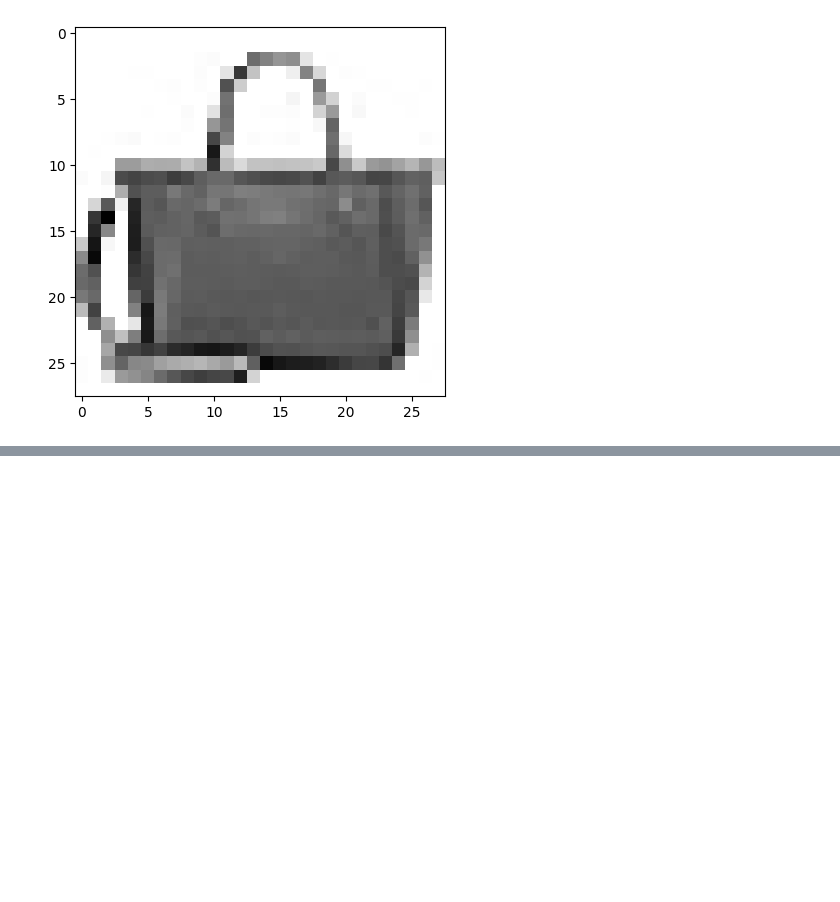
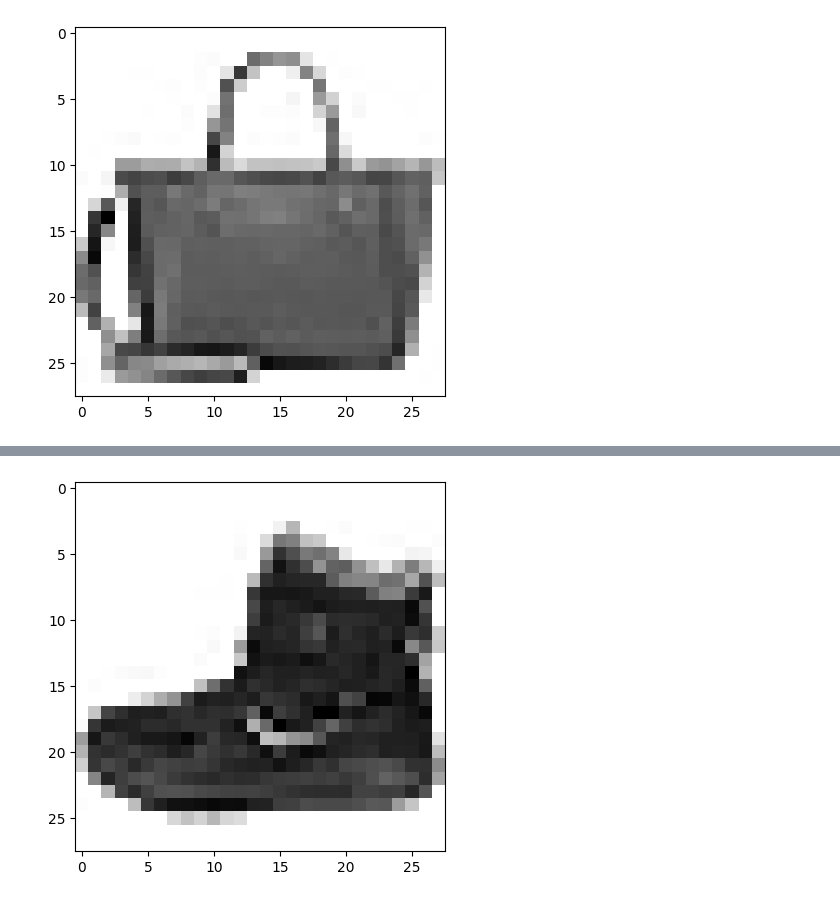
Before and after one commit to freshmea/kuBig2025, a Jupyter notebook: ml_dl_python/a22_convolustion.ipynb, the cells around one changed output, grey strips where cells are left out. Saved outputs shown, nothing was run; the diff lists cells and outputs as text; code cells hidden in the pictures; blank space fills up the shorter version.

```diff
--- a/ml_dl_python/a22_convolustion.ipynb
+++ b/ml_dl_python/a22_convolustion.ipynb
@@ -123,0 +221,5 @@ print(val_target[0:1])
+# %%
+plt.imshow(train_input[0], cmap='gray_r')
+plt.show()
+# %% [output]
+[figure, added]
```
Also changed, not shown: parts of 20 cells of this notebook.
